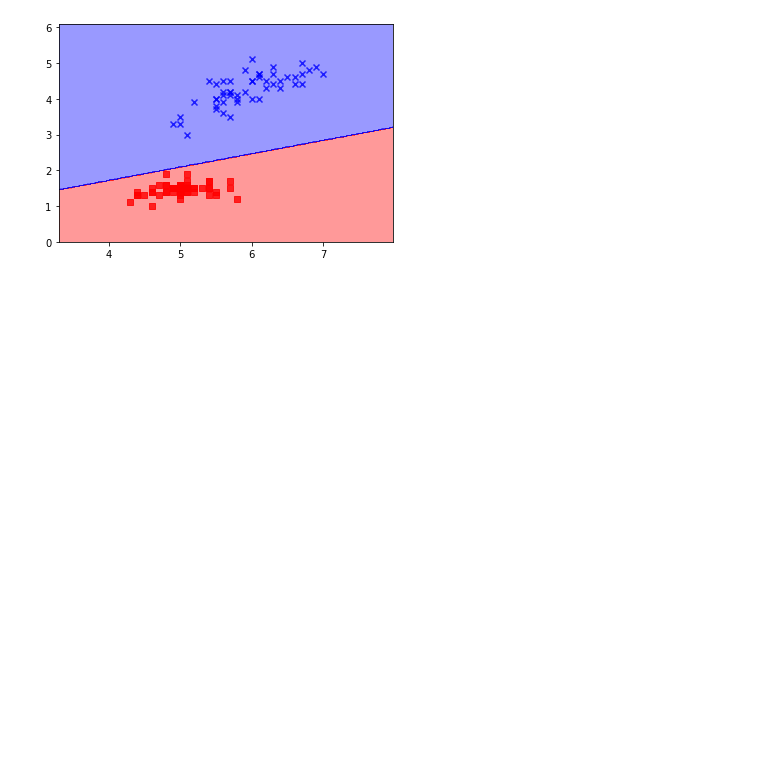
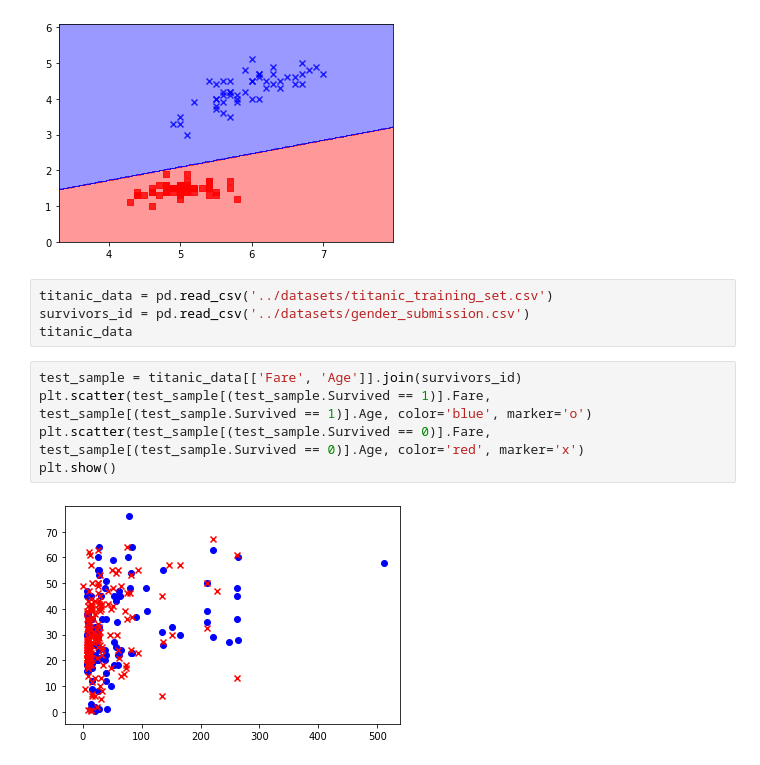
Before and after one commit to nefomichev/ml_models, a Jupyter notebook: rashka_ml_course/Classificator.ipynb, the cells around one changed output. Cells and saved outputs as stored; diff of their text form; blank space fills up the shorter version.

Commit message:
[+] try perceptron with titanic dataset

```diff
--- a/rashka_ml_course/Classificator.ipynb
+++ b/rashka_ml_course/Classificator.ipynb
@@ -188,3 +148,14 @@ plot_decision_regions(X, y, ppn)
 'c' argument looks like a single numeric RGB or RGBA sequence, which should be avoided as value-mapping will have precedence in case its length matches with 'x' & 'y'.  Please use a 2-D array with a s ...
 'c' argument looks like a single numeric RGB or RGBA sequence, which should be avoided as value-mapping will have precedence in case its length matches with 'x' & 'y'.  Please use a 2-D array with a s ...
 [figure]
+# %%
+titanic_data = pd.read_csv('../datasets/titanic_training_set.csv')
+survivors_id = pd.read_csv('../datasets/gender_submission.csv')
+titanic_data
+# %%
+test_sample = titanic_data[['Fare', 'Age']].join(survivors_id)
+plt.scatter(test_sample[(test_sample.Survived == 1)].Fare, test_sample[(test_sample.Survived == 1)].Age, color='blue', marker='o')
+plt.scatter(test_sample[(test_sample.Survived == 0)].Fare, test_sample[(test_sample.Survived == 0)].Age, color='red', marker='x')
+plt.show()
+# %% [output]
+[figure, added]
```
Also changed, not shown: parts of 6 cells of this notebook, 3 other files.
